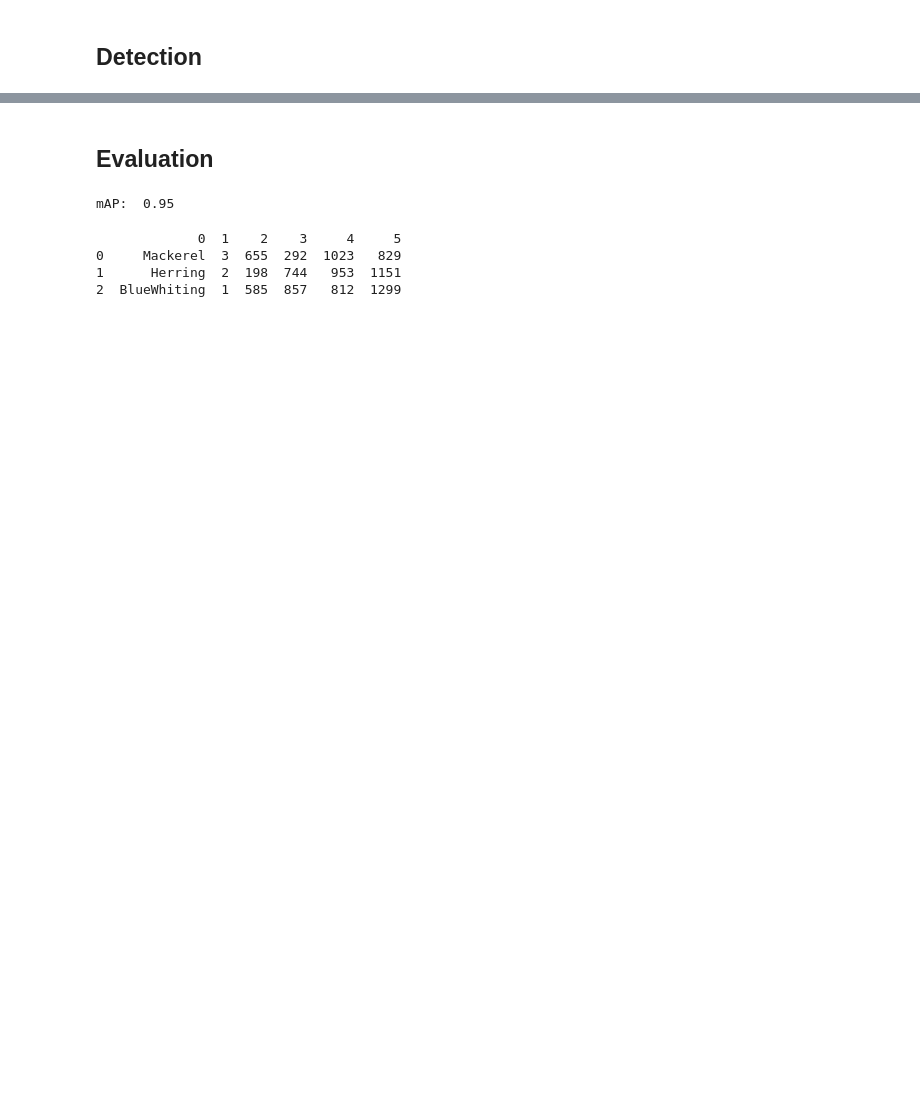
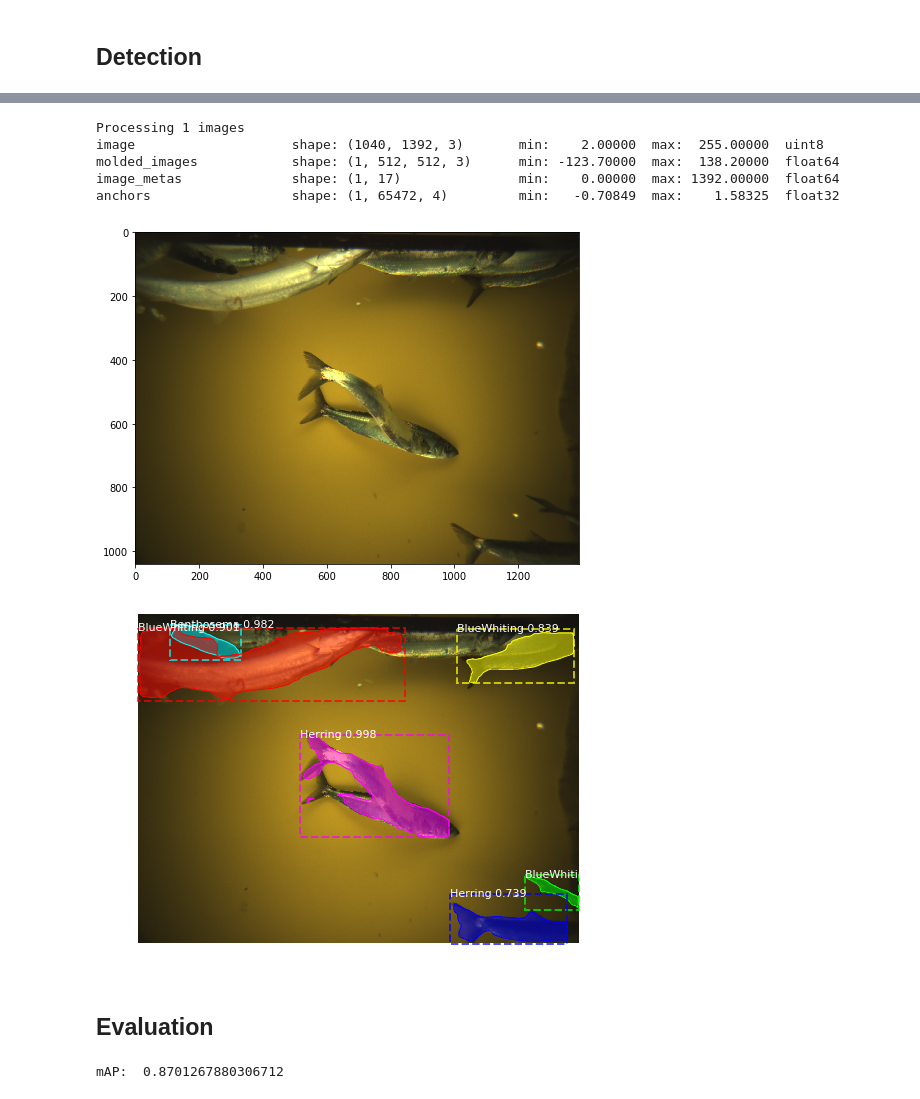
Before and after one commit to hvagstol/inf368, a Jupyter notebook: ex2/train_fish.ipynb, the cells around one changed output, grey strips where cells are left out. Drawn from its saved outputs; the diff is of its cells as text; code cells hidden in the pictures; blank space fills up the shorter version.

```diff
--- a/ex2/train_fish.ipynb
+++ b/ex2/train_fish.ipynb
@@ -18,7 +22,7 @@ import matplotlib
 import matplotlib.pyplot as plt
 
 # Root directory of the project
-ROOT_DIR = os.path.abspath("../../")
+ROOT_DIR = os.path.abspath("../Mask_RCNN/")
 
 # Import Mask RCNN
 sys.path.append(ROOT_DIR)  # To find local version of the library
@@ -496,0 +437,23 @@ image_metas              shape: (1, 12)               min:    0.00000  max:  128
+# %%
+from IPython.display import display
+# Real dataset
+dataset_real = FishDataset('')
+dataset_real.load_fish(84, 'real_data')#, config.IMAGE_SHAPE[0], config.IMAGE_SHAPE[1])
+dataset_real.prepare()
+
+image_id = np.random.choice(dataset_real.image_ids)
+original_image = dataset_real.load_image(image_id)
+results = model.detect([original_image], verbose=1)
+plt.figure(figsize=(8.4,6.1))
+plt.imshow(original_image)
+r = results[0]
+visualize.display_instances(original_image, r['rois'], r['masks'], r['class_ids'],
+                            dataset_test.class_names, r['scores'], ax=get_ax())
+# %% [output]
+Processing 1 images
+image                    shape: (1040, 1392, 3)       min:    2.00000  max:  255.00000  uint8
+molded_images            shape: (1, 512, 512, 3)      min: -123.70000  max:  138.20000  float64
+image_metas              shape: (1, 17)               min:    0.00000  max: 1392.00000  float64
+anchors                  shape: (1, 65472, 4)         min:   -0.70849  max:    1.58325  float32
+[figure, added]
+[figure, added]
@@ -499,12 +528,18 @@ image_metas              shape: (1, 12)               min:    0.00000  max:  128
 # %%
 # Compute VOC-Style mAP @ IoU=0.5
 # Running on 10 images. Increase for better accuracy.
-image_ids = np.random.choice(dataset_val.image_ids, 10)
+image_ids = np.random.choice(dataset_test.image_ids, 1000)
+
+# run entire test set at some point
+#image_ids = dataset_test.image_ids
 APs = []
+
+y_true = []
+y_pred = []
 for image_id in image_ids:
     # Load image and ground truth data
     image, image_meta, gt_class_id, gt_bbox, gt_mask =\
-        modellib.load_image_gt(dataset_val, inference_config,
+        modellib.load_image_gt(dataset_test, inference_config,
                                image_id, use_mini_mask=False)
     molded_images = np.expand_dims(modellib.mold_image(image, inference_config), 0)
     # Run object detection
@@ -515,16 +550,11 @@ for image_id in image_ids:
         utils.compute_ap(gt_bbox, gt_class_id, gt_mask,
                          r["rois"], r["class_ids"], r["scores"], r['masks'])
     APs.append(AP)
+    gt_labels, pred_labels = get_conf(gt_bbox, gt_class_id, gt_mask, r['rois'],r['class_ids'],r['scores'],r['masks'])
+    y_true = y_true + gt_labels
+    y_pred = y_pred + pred_labels
+
 
 print("mAP: ", np.mean(APs))
 # %% [output]
-mAP:  0.95
+mAP:  0.8701267880306712
-# %%
-df = pd.read_csv('test.csv', header=None)
-print(df)
-class_list = np.asarray([1,2,3])
-# %% [output]
-             0  1    2    3     4     5
-0     Mackerel  3  655  292  1023   829
-1      Herring  2  198  744   953  1151
-2  BlueWhiting  1  585  857   812  1299
```
Also changed, not shown: parts of 20 cells of this notebook.
